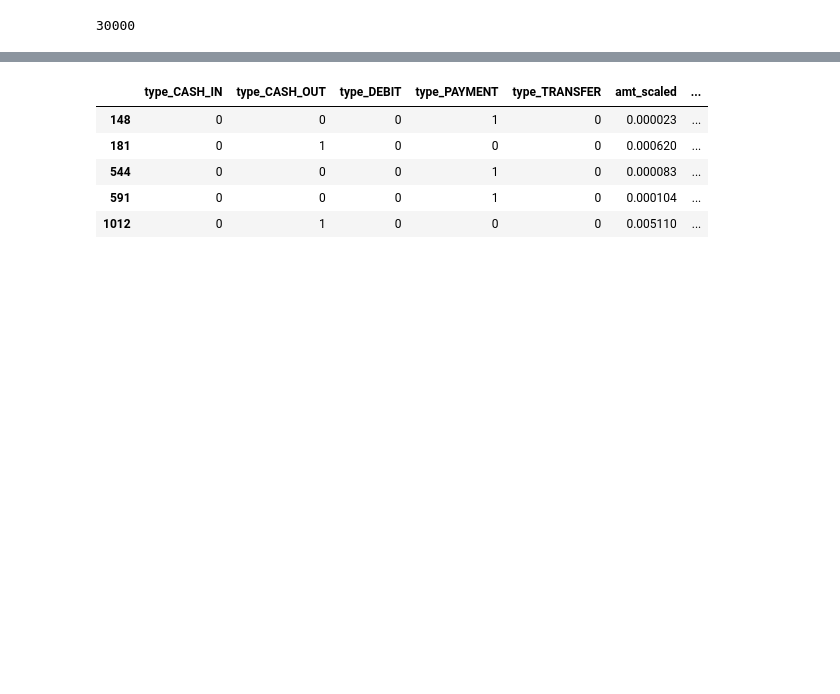
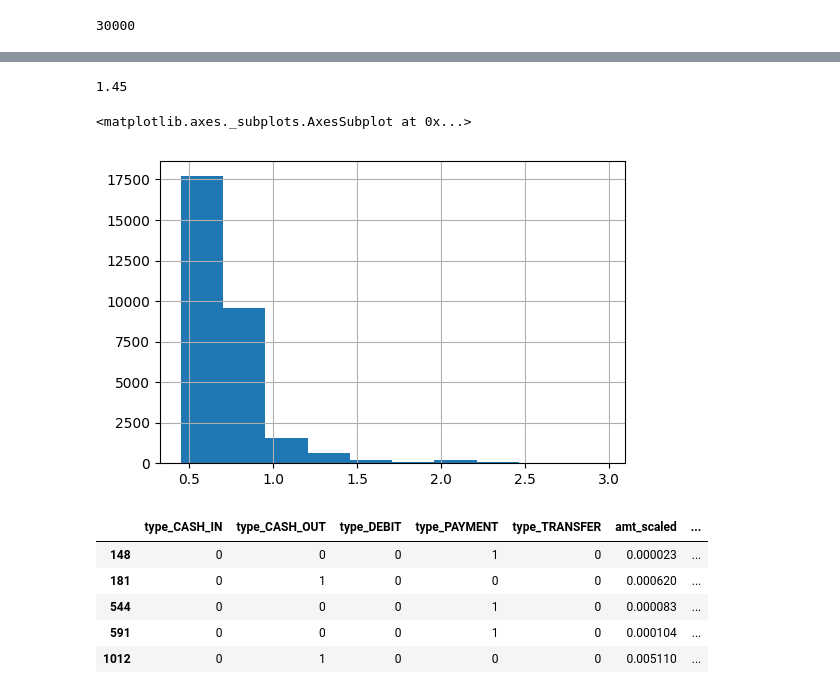
Before and after one commit to tritab/amazon-sagemaker-architecting-for-ml, a Jupyter notebook: cc-fraud/Fraud-train.ipynb, the cells around one changed output, grey strips where cells are left out. Drawn from its saved outputs; the diff is of its cells as text; code cells hidden in the pictures; blank space fills up the shorter version.

```diff
--- a/cc-fraud/Fraud-train.ipynb
+++ b/cc-fraud/Fraud-train.ipynb
@@ -345,3 +359,12 @@ df_numpy['score'] = scores#, index=df_numpy.index)
+# %%
+thresh
+# %% [output]
+1.45
+# %%
+df_numpy['score'].hist()
+# %% [output]
+<matplotlib.axes._subplots.AxesSubplot at 0x...>
+[figure, added]
 # %%
 df_numpy.head()
 # %% [output]
```
Also changed, not shown: parts of 19 cells of this notebook.
